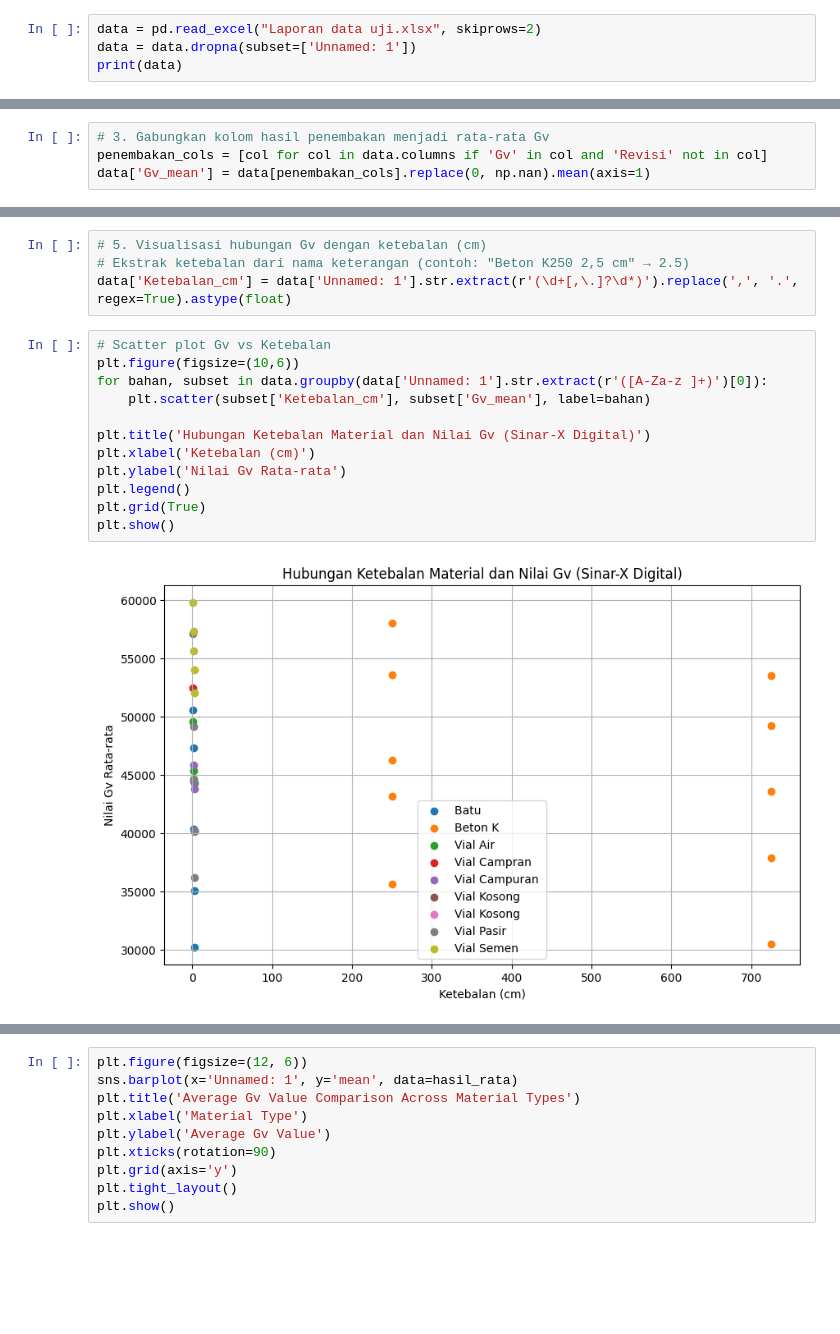
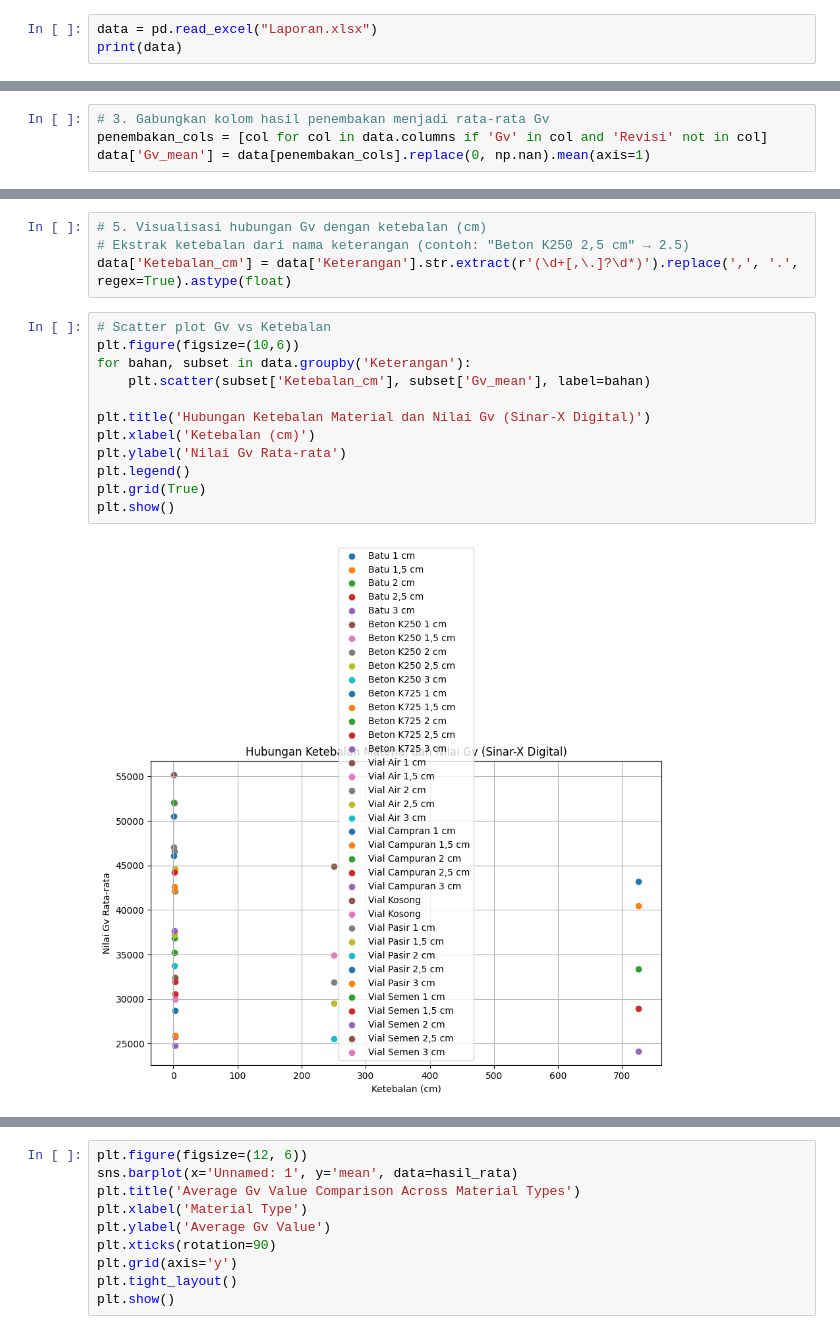
Before and after one commit to dindahanifa/analisis_pengujian, a Jupyter notebook: Analasis_Sample_Beton.ipynb, the cells around one changed output, grey strips where cells are left out. Drawn from its saved outputs; the diff is of its cells as text; blank space fills up the shorter version.

```diff
--- a/Analasis_Sample_Beton.ipynb
+++ b/Analasis_Sample_Beton.ipynb
@@ -13,5 +13,4 @@ Saving Laporan data uji.xlsx to Laporan data uji.xlsx
 # %%
-data = pd.read_excel("Laporan data uji.xlsx", skiprows=2)
-data = data.dropna(subset=['Unnamed: 1'])
+data = pd.read_excel("Laporan.xlsx")
 print(data)
 # %% [output]
@@ -63,21 +75,21 @@ print(hasil_rata)
 # %%
 # 5. Visualisasi hubungan Gv dengan ketebalan (cm)
 # Ekstrak ketebalan dari nama keterangan (contoh: "Beton K250 2,5 cm" → 2.5)
-data['Ketebalan_cm'] = data['Unnamed: 1'].str.extract(r'(\d+[,\.]?\d*)').replace(',', '.', regex=True).astype(float)
+data['Ketebalan_cm'] = data['Keterangan'].str.extract(r'(\d+[,\.]?\d*)').replace(',', '.', regex=True).astype(float)
 # %%
 # Scatter plot Gv vs Ketebalan
 plt.figure(figsize=(10,6))
-for bahan, subset in data.groupby(data['Unnamed: 1'].str.extract(r'([A-Za-z ]+)')[0]):
+for bahan, subset in data.groupby('Keterangan'):
     plt.scatter(subset['Ketebalan_cm'], subset['Gv_mean'], label=bahan)
 
 plt.title('Hubungan Ketebalan Material dan Nilai Gv (Sinar-X Digital)')
 plt.xlabel('Ketebalan (cm)')
 plt.ylabel('Nilai Gv Rata-rata')
 plt.legend()
 plt.grid(True)
 plt.show()
 # %% [output]
-[figure, old version]
+[figure, new version]
 # %%
 # 6. Interpretasi mutu beton berdasarkan Gv
 # (semakin tinggi Gv → densitas/mutu semakin rendah; semakin rendah Gv → beton lebih padat)
```
Also changed, not shown: parts of 13 cells of this notebook.
